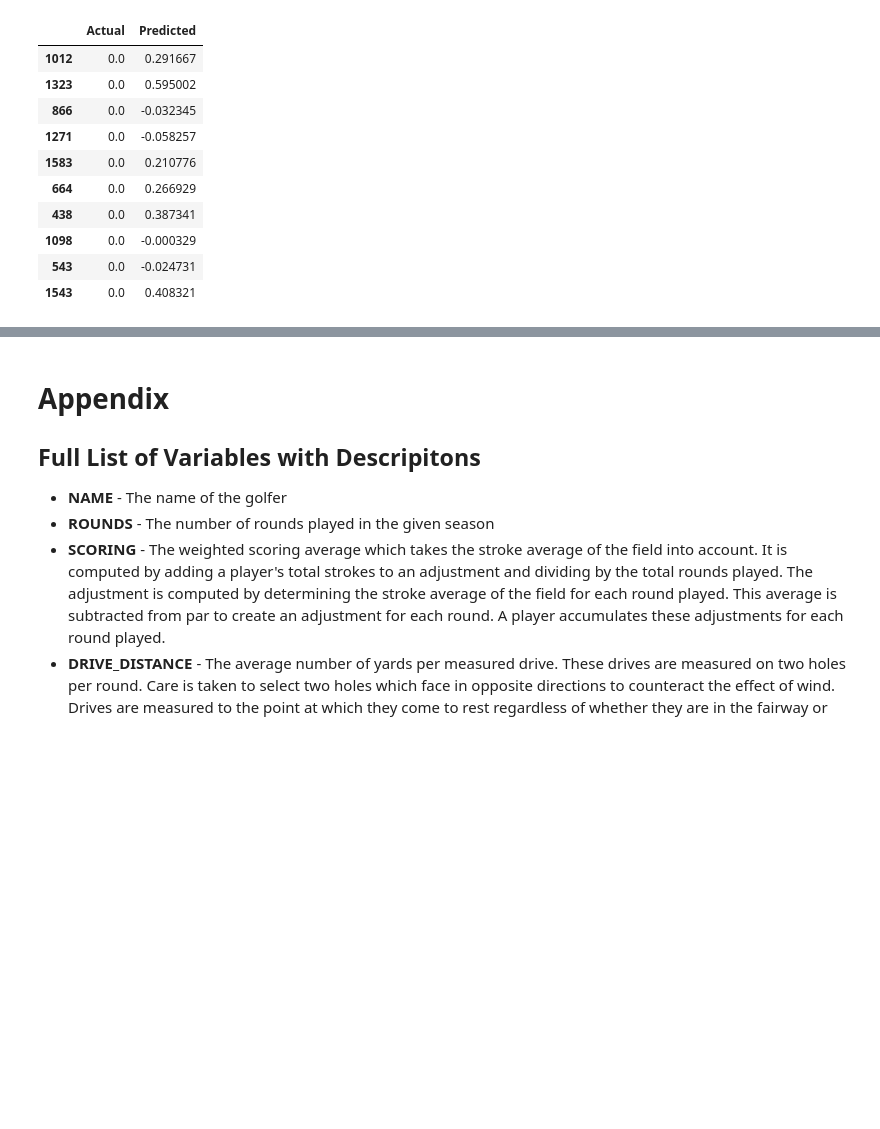
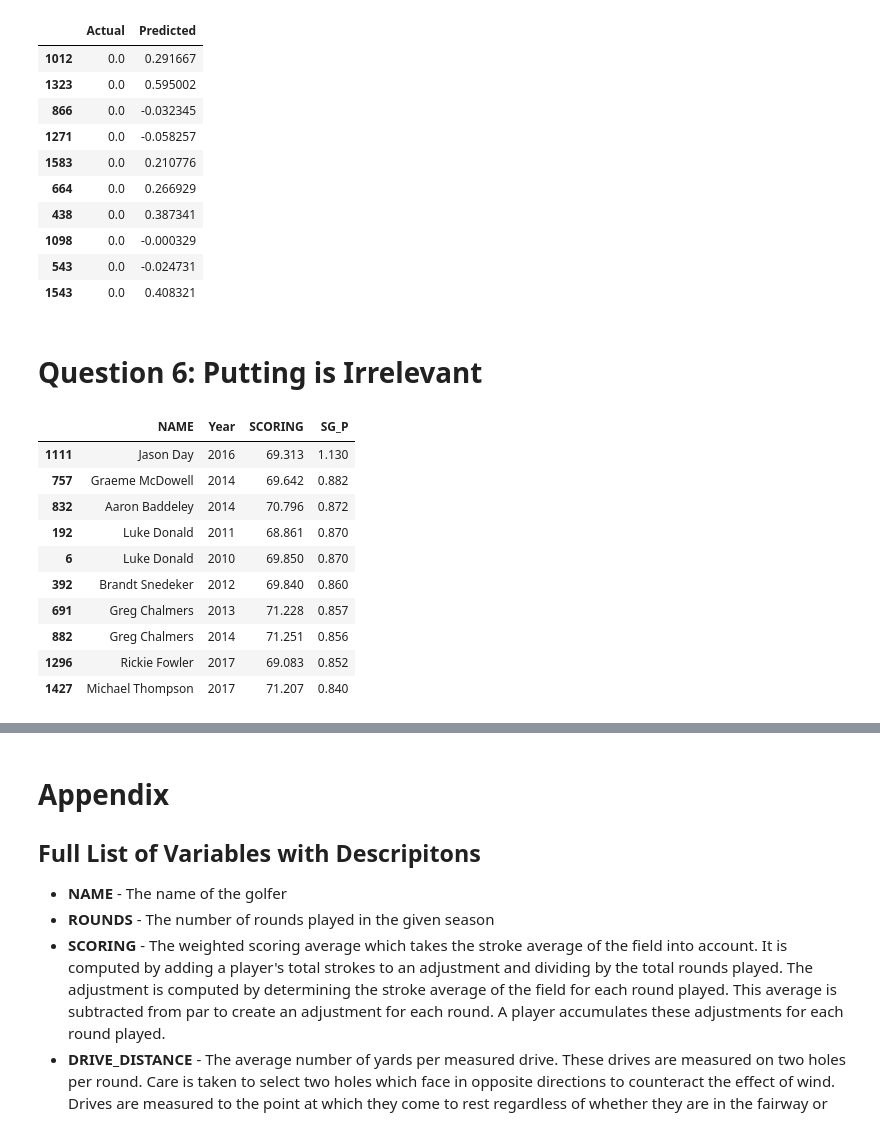
Before and after one commit to jonathannocek/pga-data-analysis, a Jupyter notebook: pga_data_analysis.ipynb, the cells around one changed output, grey strips where cells are left out. Drawn from its saved outputs; the diff is of its cells as text; code cells hidden in the pictures; blank space fills up the shorter version.

```diff
--- a/pga_data_analysis.ipynb
+++ b/pga_data_analysis.ipynb
@@ -929,3 +936,19 @@ winning_regression_test.head(10)
 | 1098 | 0.0 | -0.000329 |
 | 543 | 0.0 | -0.024731 |
 | 1543 | 0.0 | 0.408321 |
+# %% [markdown]
+# **Question 6: Putting is Irrelevant**
+# %%
+df.sort_values(by='SG_P', ascending=False)[['NAME', 'Year', 'SCORING', 'SG_P']][:10]
+# %% [output]
+|  | NAME | Year | SCORING | SG_P |
+| 1111 | Jason Day | 2016 | 69.313 | 1.130 |
+| 757 | Graeme McDowell | 2014 | 69.642 | 0.882 |
+| 832 | Aaron Baddeley | 2014 | 70.796 | 0.872 |
+| 192 | Luke Donald | 2011 | 68.861 | 0.870 |
+| 6 | Luke Donald | 2010 | 69.850 | 0.870 |
+| 392 | Brandt Snedeker | 2012 | 69.840 | 0.860 |
+| 691 | Greg Chalmers | 2013 | 71.228 | 0.857 |
+| 882 | Greg Chalmers | 2014 | 71.251 | 0.856 |
+| 1296 | Rickie Fowler | 2017 | 69.083 | 0.852 |
+| 1427 | Michael Thompson | 2017 | 71.207 | 0.840 |
```
Also changed, not shown: parts of 29 cells of this notebook.
